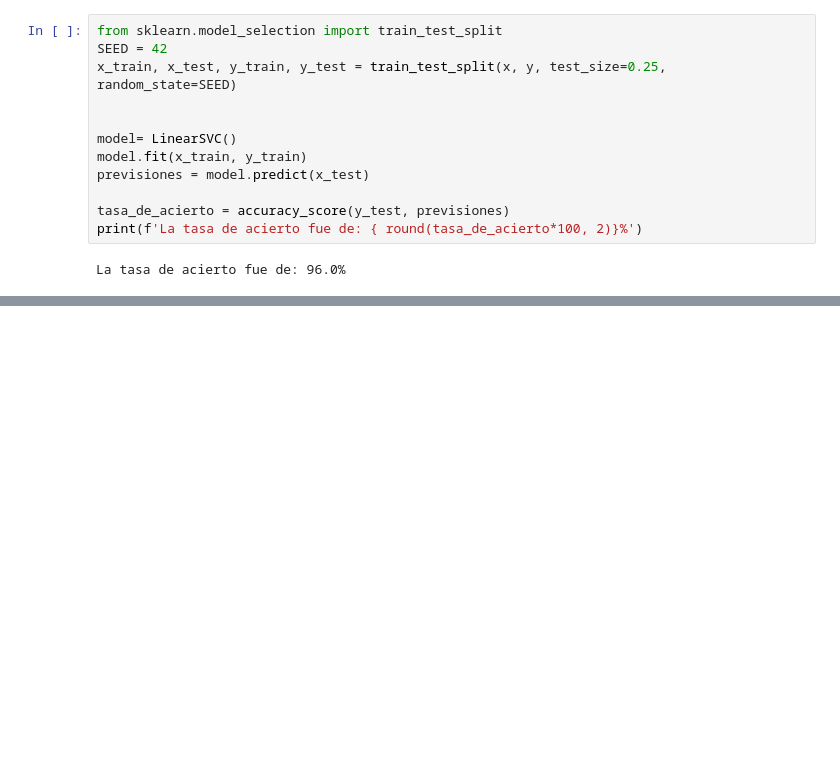
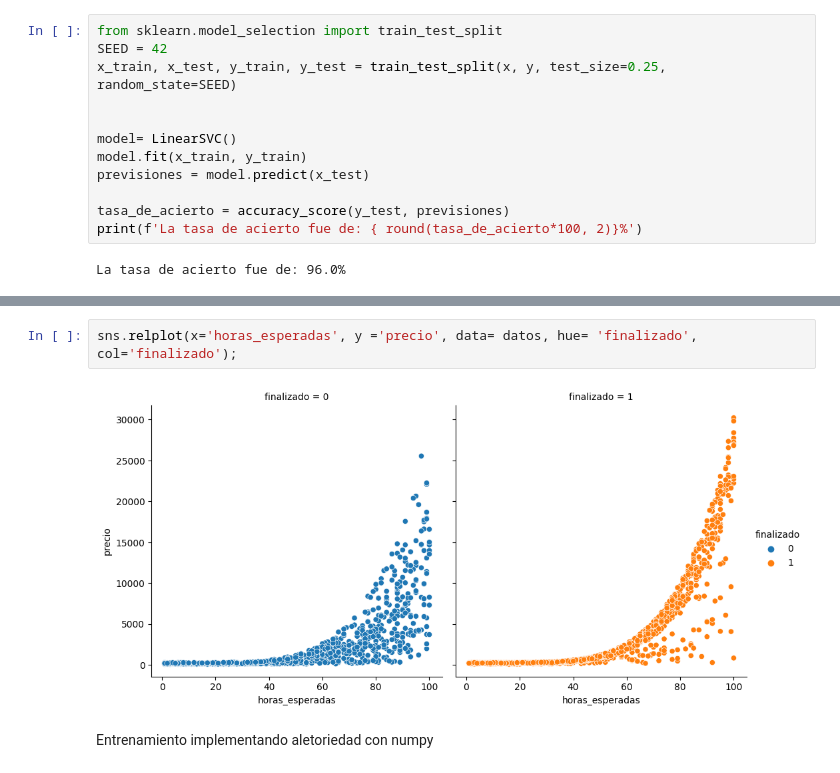
Before and after one commit to natalyq1/Machine_learning1, a Jupyter notebook: Clasificacion_SKLearn.ipynb, the cells around one changed output, grey strips where cells are left out. Saved outputs shown, nothing was run; the diff lists cells and outputs as text; blank space fills up the shorter version.

```diff
--- a/Clasificacion_SKLearn.ipynb
+++ b/Clasificacion_SKLearn.ipynb
@@ -179,0 +287,6 @@ La tasa de acierto fue de: 96.0%
+# %%
+sns.relplot(x='horas_esperadas', y ='precio', data= datos, hue= 'finalizado', col='finalizado');
+# %% [output]
+[figure, added]
+# %% [markdown]
+Entrenamiento implementando aletoriedad con numpy
```
Also changed, not shown: parts of 30 cells of this notebook.
